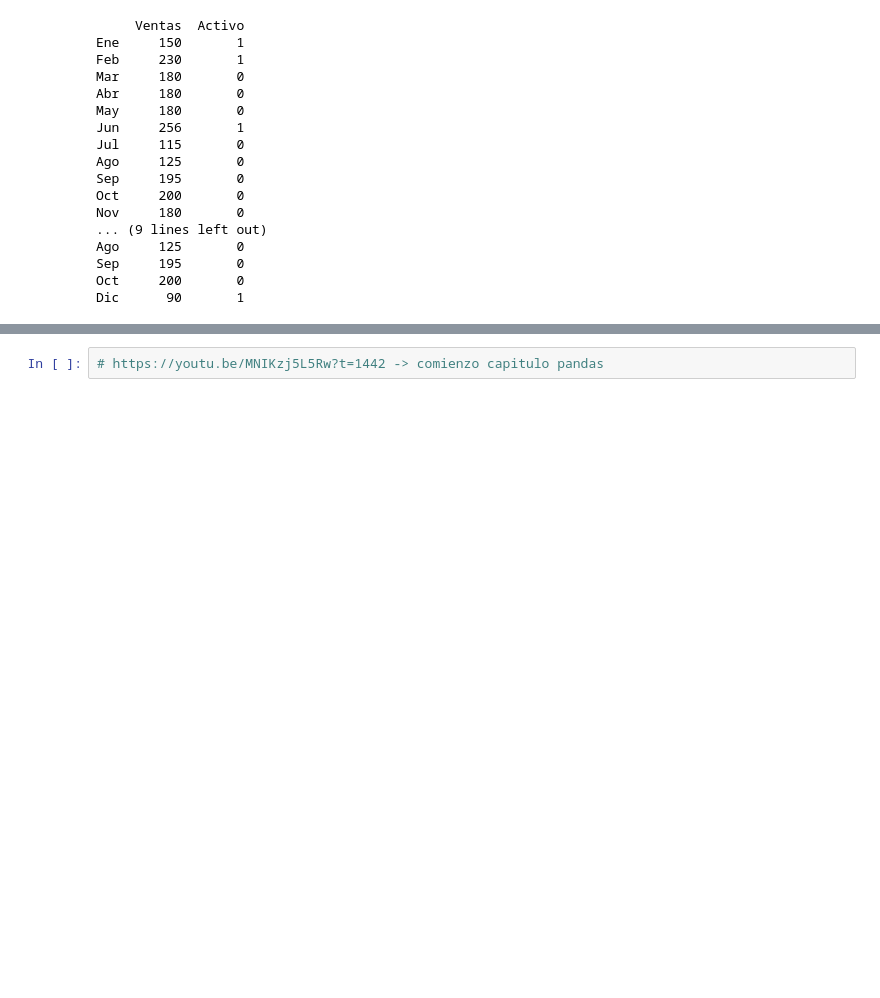
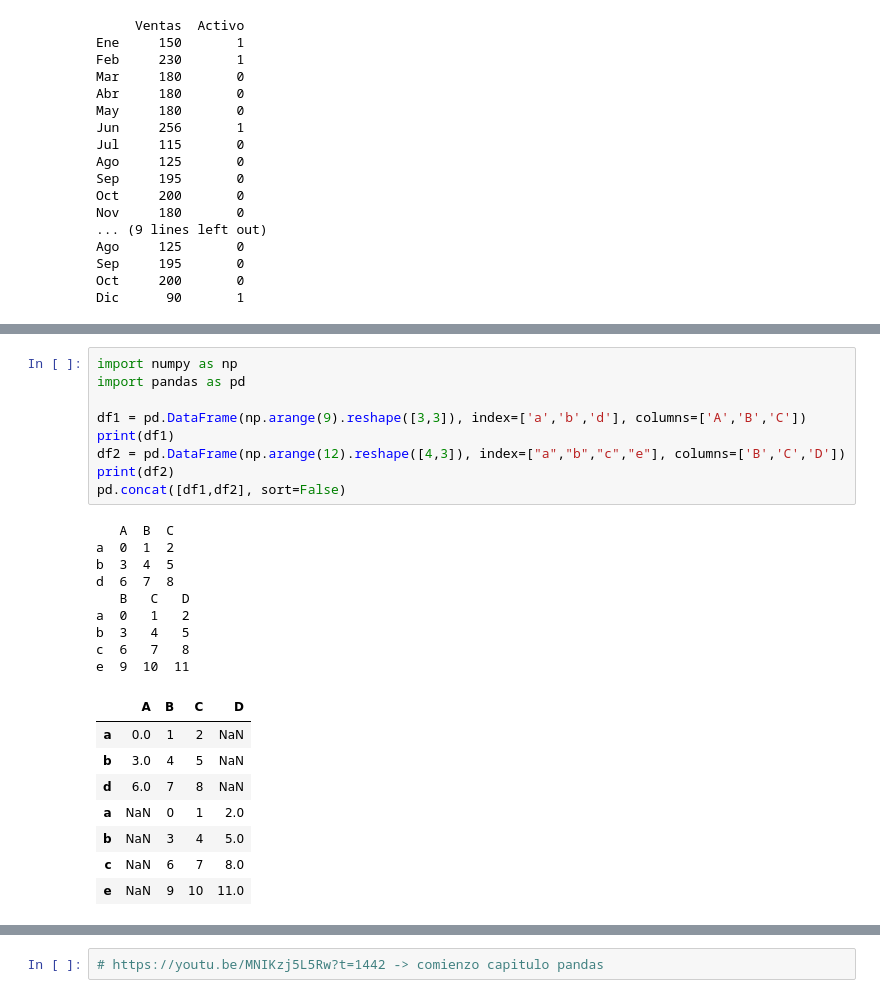
Before and after one commit to patricioprietogaray/Python-Prep, a Jupyter notebook: Ciencia de Datos/entornoVirtual/02-aprendiendo_pandas.ipynb, the cells around one changed output, grey strips where cells are left out. Drawn from its saved outputs; the diff is of its cells as text; blank space fills up the shorter version.

```diff
--- a/Ciencia de Datos/entornoVirtual/02-aprendiendo_pandas.ipynb
+++ b/Ciencia de Datos/entornoVirtual/02-aprendiendo_pandas.ipynb
@@ -1192,0 +1964,27 @@ Dic      90       1
+# %%
+import numpy as np
+import pandas as pd
+
+df1 = pd.DataFrame(np.arange(9).reshape([3,3]), index=['a','b','d'], columns=['A','B','C'])
+print(df1)
+df2 = pd.DataFrame(np.arange(12).reshape([4,3]), index=["a","b","c","e"], columns=['B','C','D'])
+print(df2)
+pd.concat([df1,df2], sort=False)
+# %% [output]
+   A  B  C
+a  0  1  2
+b  3  4  5
+d  6  7  8
+   B   C   D
+a  0   1   2
+b  3   4   5
+c  6   7   8
+e  9  10  11
+|  | A | B | C | D |
+| a | 0.0 | 1 | 2 | NaN |
+| b | 3.0 | 4 | 5 | NaN |
+| d | 6.0 | 7 | 8 | NaN |
+| a | NaN | 0 | 1 | 2.0 |
+| b | NaN | 3 | 4 | 5.0 |
+| c | NaN | 6 | 7 | 8.0 |
+| e | NaN | 9 | 10 | 11.0 |
```
Also changed, not shown: parts of 83 cells of this notebook, 1 other file.
